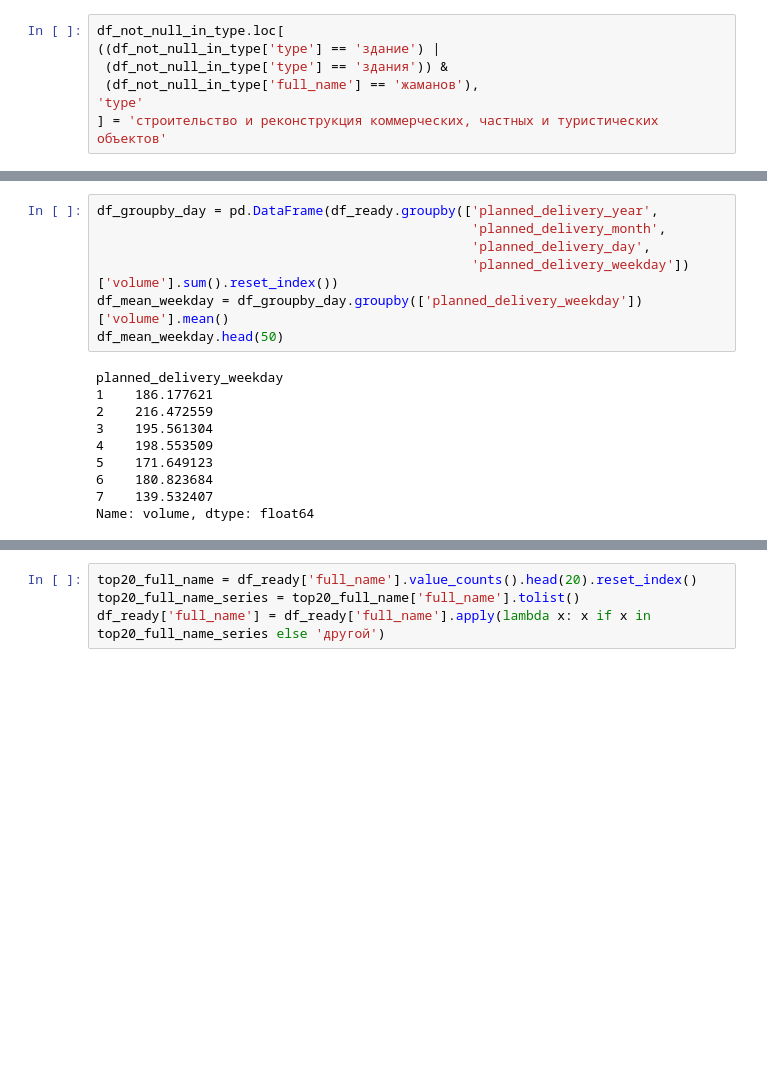
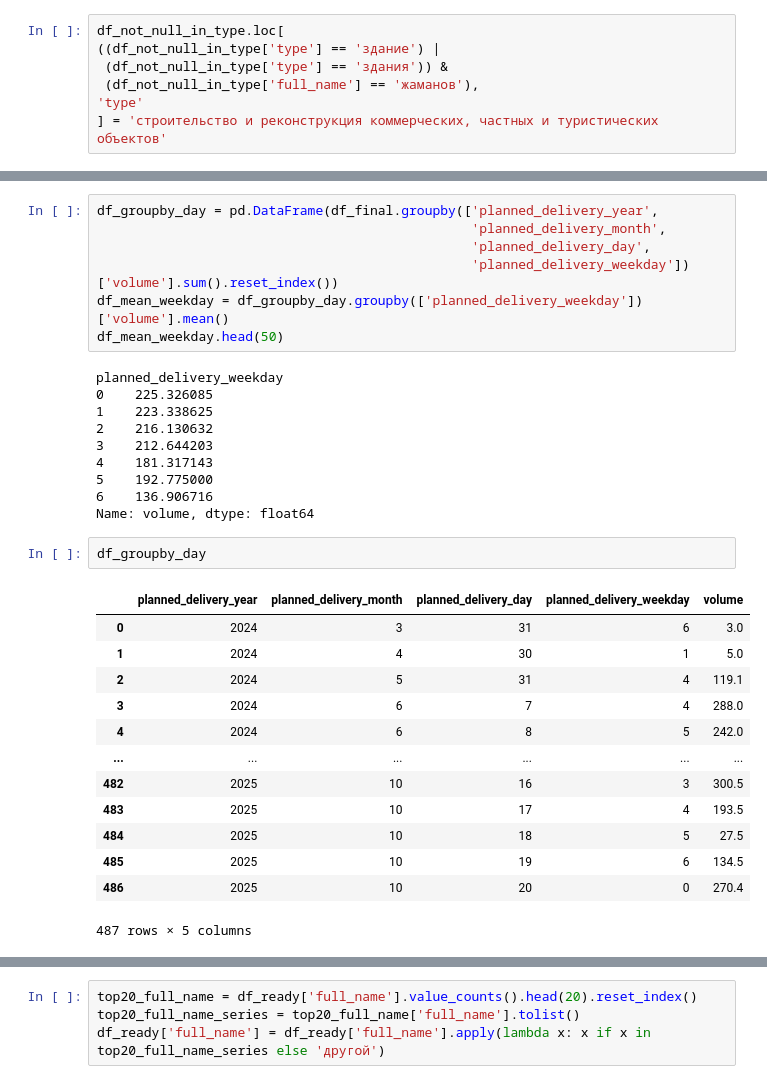
Before and after one commit to Andrefan1406/ds_projects, a Jupyter notebook: concrete_delays/ConcreteDelayPredictor.ipynb, the cells around one changed output, grey strips where cells are left out. Saved outputs shown, nothing was run; the diff lists cells and outputs as text; blank space fills up the shorter version.

```diff
--- a/concrete_delays/ConcreteDelayPredictor.ipynb
+++ b/concrete_delays/ConcreteDelayPredictor.ipynb
@@ -813,5 +820,5 @@ plt.show()
 # %%
-df_groupby_day = pd.DataFrame(df_ready.groupby(['planned_delivery_year',
+df_groupby_day = pd.DataFrame(df_final.groupby(['planned_delivery_year',
                                                 'planned_delivery_month',
                                                 'planned_delivery_day',
                                                 'planned_delivery_weekday'])['volume'].sum().reset_index())
@@ -819,12 +826,28 @@ df_mean_weekday = df_groupby_day.groupby(['planned_delivery_weekday'])['volume']
 df_mean_weekday.head(50)
 # %% [output]
 planned_delivery_weekday
-1    186.177621
-2    216.472559
-3    195.561304
-4    198.553509
-5    171.649123
-6    180.823684
-7    139.532407
+0    225.326085
+1    223.338625
+2    216.130632
+3    212.644203
+4    181.317143
+5    192.775000
+6    136.906716
 Name: volume, dtype: float64
+# %%
+df_groupby_day
+# %% [output]
+|  | planned_delivery_year | planned_delivery_month | planned_delivery_day | planned_delivery_weekday | volume |
+| 0 | 2024 | 3 | 31 | 6 | 3.0 |
+| 1 | 2024 | 4 | 30 | 1 | 5.0 |
+| 2 | 2024 | 5 | 31 | 4 | 119.1 |
+| 3 | 2024 | 6 | 7 | 4 | 288.0 |
+| 4 | 2024 | 6 | 8 | 5 | 242.0 |
+| ... | ... | ... | ... | ... | ... |
+| 482 | 2025 | 10 | 16 | 3 | 300.5 |
+| 483 | 2025 | 10 | 17 | 4 | 193.5 |
+| 484 | 2025 | 10 | 18 | 5 | 27.5 |
+| 485 | 2025 | 10 | 19 | 6 | 134.5 |
+| 486 | 2025 | 10 | 20 | 0 | 270.4 |
+487 rows × 5 columns
 # %%
```
Also changed, not shown: parts of 28 cells of this notebook.
